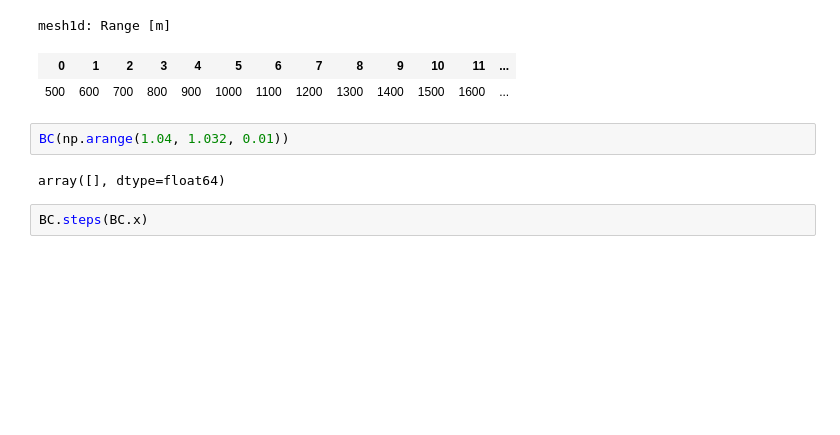
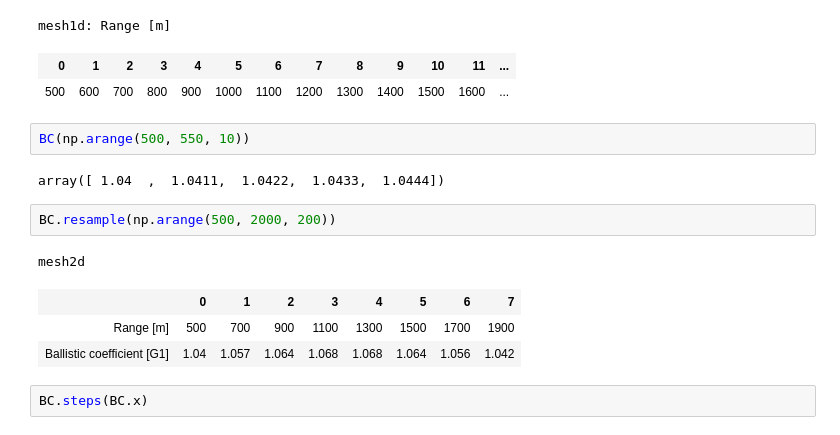
Before and after one commit to e-roux/lerp, a Jupyter notebook: docs/_src/lerp.ipynb, the cells around one changed output. Cells and saved outputs as stored; diff of their text form; blank space fills up the shorter version.

```diff
--- a/docs/_src/lerp.ipynb
+++ b/docs/_src/lerp.ipynb
@@ -141,10 +141,17 @@ BC.x
 mesh1d: Range [m]
 | 0 | 1 | 2 | 3 | 4 | 5 | 6 | 7 | 8 | 9 | 10 | 11 | ... |
 | 500 | 600 | 700 | 800 | 900 | 1000 | 1100 | 1200 | 1300 | 1400 | 1500 | 1600 | ... |
-# %%
-BC(np.arange(1.04, 1.032, 0.01))
-# %% [output]
-array([], dtype=float64)
+# %%
+BC(np.arange(500, 550, 10))
+# %% [output]
+array([ 1.04  ,  1.0411,  1.0422,  1.0433,  1.0444])
+# %%
+BC.resample(np.arange(500, 2000, 200))
+# %% [output]
+mesh2d
+|  | 0 | 1 | 2 | 3 | 4 | 5 | 6 | 7 |
+| Range [m] | 500 | 700 | 900 | 1100 | 1300 | 1500 | 1700 | 1900 |
+| Ballistic coefficient [G1] | 1.04 | 1.057 | 1.064 | 1.068 | 1.068 | 1.064 | 1.056 | 1.042 |
 # %%
 BC.steps(BC.x)
 # %% [output]
```
Also changed, not shown: parts of 32 cells of this notebook.
